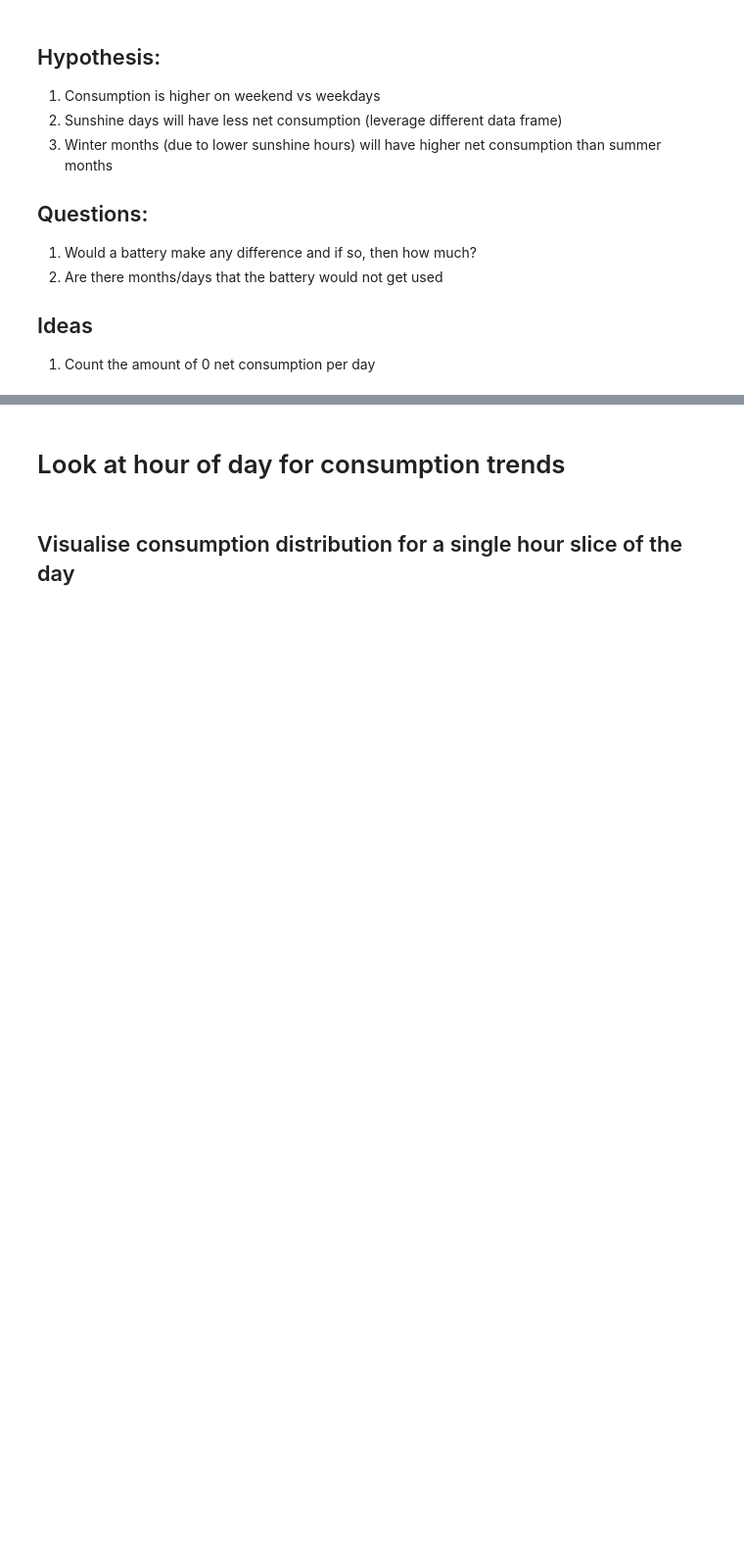
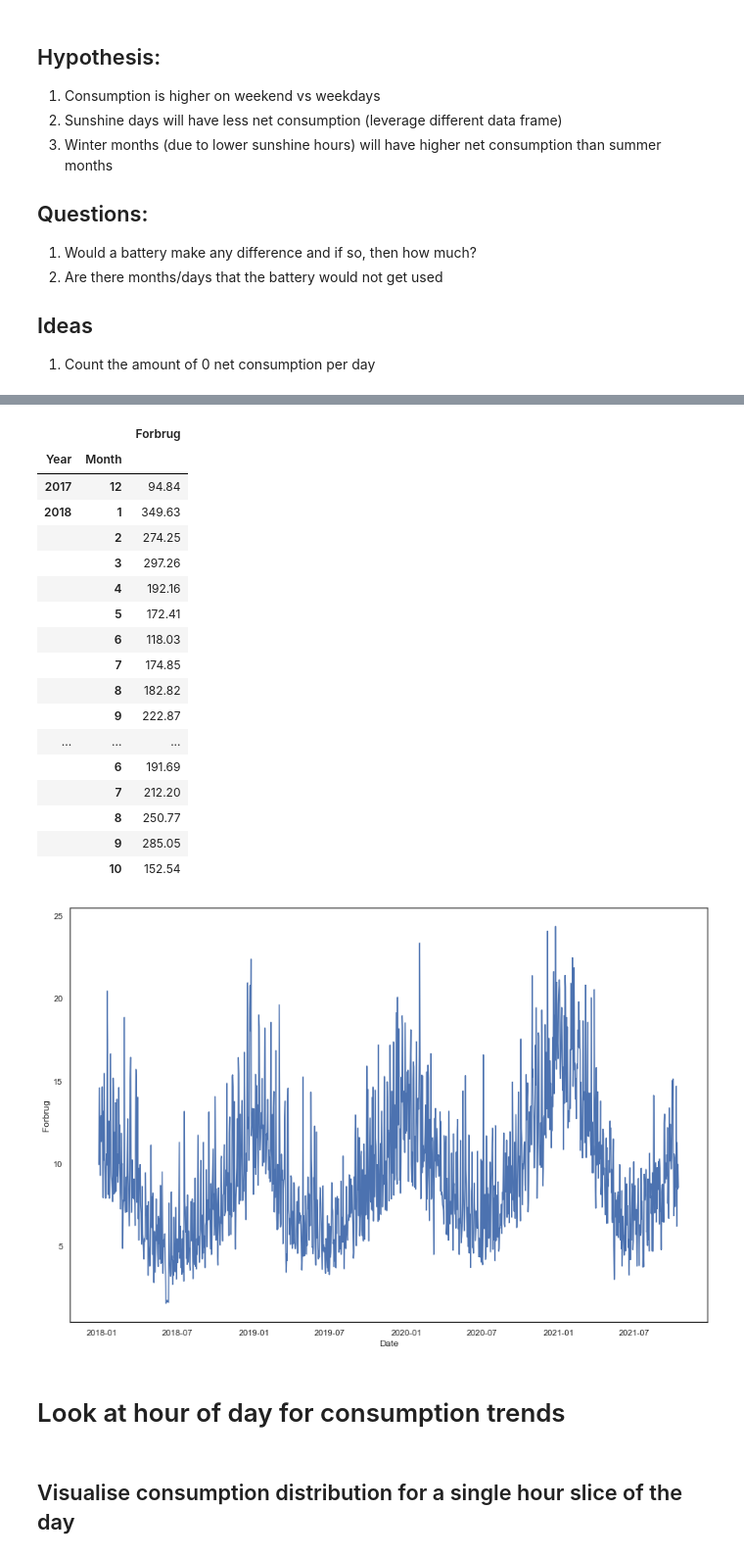
Before and after one commit to jriisj/UtilitiesConsumptionADE, a Jupyter notebook: src/index.ipynb, the cells around one changed output, grey strips where cells are left out. Shown at 98% size. Drawn from its saved outputs; the diff is of its cells as text; code cells hidden in the pictures; blank space fills up the shorter version.

```diff
--- a/src/index.ipynb
+++ b/src/index.ipynb
@@ -33,3 +67,36 @@ consumption.tail()
+# %%
+#Start with aggregating the data to day-level
+test = pd.unique(consumption['Date'])
+
+dayconsumption = consumption.groupby('Date').agg({'Forbrug':'sum'})
+
+#let's plot that graph and see how bad it looks
+#dayconsumption.plot()
+f, ax = plt.subplots(figsize=(15, 10))
+sns.lineplot(x='Date', y='Forbrug', data=dayconsumption, ax=ax)
+
+monthconsumption = pd.pivot_table(consumption,values='Forbrug',index=['Year','Month'],aggfunc=np.sum)
+monthconsumption
+# %% [output]
+|  |  | Forbrug |
+| Year | Month |  |
+| 2017 | 12 | 94.84 |
+| 2018 | 1 | 349.63 |
+|  | 2 | 274.25 |
+|  | 3 | 297.26 |
+|  | 4 | 192.16 |
+|  | 5 | 172.41 |
+|  | 6 | 118.03 |
+|  | 7 | 174.85 |
+|  | 8 | 182.82 |
+|  | 9 | 222.87 |
+| ... | ... | ... |
+|  | 6 | 191.69 |
+|  | 7 | 212.20 |
+|  | 8 | 250.77 |
+|  | 9 | 285.05 |
+|  | 10 | 152.54 |
+[figure, added]
 # %% [markdown]
 # Look at hour of day for consumption trends
 # %% [markdown]
```
Also changed, not shown: parts of 11 cells of this notebook.
